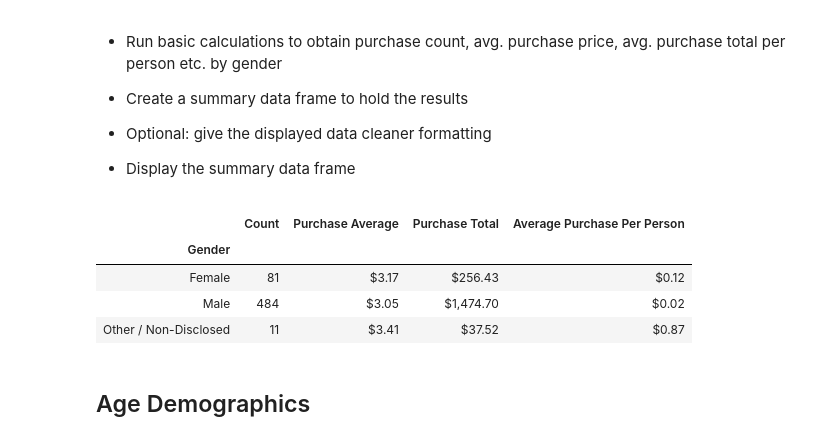
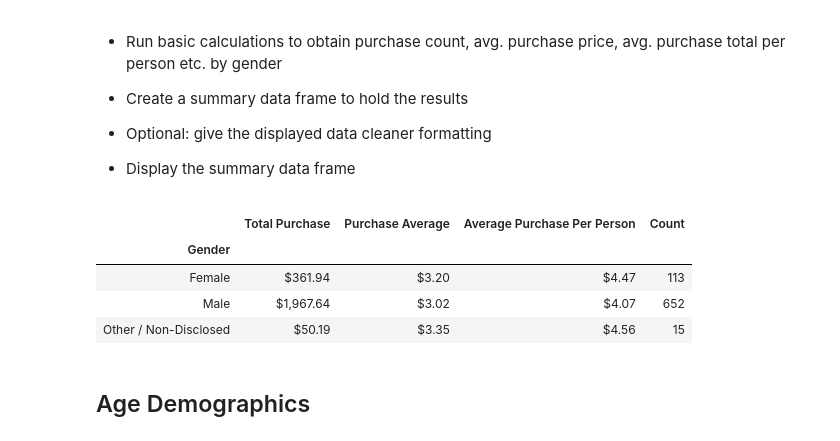
Before and after one commit to narayanan-nithya/HeroesOfPyMoli, a Jupyter notebook: PyMoli_Completed.ipynb, the cells around one changed output. Saved outputs shown, nothing was run; the diff lists cells and outputs as text; code cells hidden in the pictures.

```diff
--- a/PyMoli_Completed.ipynb
+++ b/PyMoli_Completed.ipynb
@@ -86,9 +86,11 @@ summary_df.head()
 
 * Percentage and Count of Other / Non-Disclosed
 # %%
-purchase_data.drop_duplicates(subset="SN",keep='first', inplace=True)
+gender_demo = purchase_data.copy()
 
-players_count = purchase_data["Gender"].value_counts()
+gender_demo.drop_duplicates(subset="SN",keep='first', inplace=True)
+
+players_count = gender_demo["Gender"].value_counts()
 players_demo_df = pd.DataFrame(players_count)
 
 players_demo_df = players_demo_df.rename(columns={"Gender":"Count"})
@@ -118,31 +118,36 @@ players_demo_df.head(50)
 
 * Display the summary data frame
 # %%
-gender_data = purchase_data.groupby(["Gender"])
+gender_data = purchase_data.groupby("Gender")
 
 purchase_gender_count = gender_data["Purchase ID"].count()
 purchase_gender_count
 
-gender_purchase_analysis = pd.DataFrame(purchase_gender_count)
-gender_purchase_analysis = gender_purchase_analysis.rename(columns={"Purchase ID":"Count"})
 
-gender_purchase_analysis["Purchase Average"]= gender_data["Price"].mean()
-gender_purchase_analysis["Purchase Total"]= gender_data["Price"].sum()
+gender_purchase_avg = gender_data["Price"].mean()
+gender_purchase_total= gender_data["Price"].sum()
 
-gender_purchase_analysis_avg_purchase_total = gender_purchase_analysis["Purchase Average"].sum()
-gender_purchase_analysis["Average Purchase Per Person"] =round((gender_purchase_analysis_avg_purchase_total)/(purchase_gender_count),2)
+
+gender_purchase_avgpp =(gender_purchase_total)/players_demo_df["Count"]
+
+
+gender_purchase_analysis = pd.DataFrame({"Total Purchase":(gender_purchase_total),
+                                        "Purchase Average":(gender_purchase_avg),
+                                        "Average Purchase Per Person":(gender_purchase_avgpp),
+                                        "Count":(purchase_gender_count )})
+
 
 gender_purchase_analysis["Purchase Average"] = gender_purchase_analysis["Purchase Average"].map("${:,.2f}".format)
-gender_purchase_analysis["Purchase Total"] = gender_purchase_analysis["Purchase Total"].map("${:,.2f}".format)
+gender_purchase_analysis["Total Purchase"] = gender_purchase_analysis["Total Purchase"].map("${:,.2f}".format)
 
 gender_purchase_analysis["Average Purchase Per Person"] =gender_purchase_analysis["Average Purchase Per Person"].map("${:,.2f}".format)
 gender_purchase_analysis.head()
 # %% [output]
-|  | Count | Purchase Average | Purchase Total | Average Purchase Per Person |
+|  | Total Purchase | Purchase Average | Average Purchase Per Person | Count |
 | Gender |  |  |  |  |
-| Female | 81 | $3.17 | $256.43 | $0.12 |
-| Male | 484 | $3.05 | $1,474.70 | $0.02 |
-| Other / Non-Disclosed | 11 | $3.41 | $37.52 | $0.87 |
+| Female | $361.94 | $3.20 | $4.47 | 113 |
+| Male | $1,967.64 | $3.02 | $4.07 | 652 |
+| Other / Non-Disclosed | $50.19 | $3.35 | $4.56 | 15 |
 # %% [markdown]
 ## Age Demographics
 # %% [markdown]
```
Also changed, not shown: parts of 5 cells of this notebook.
